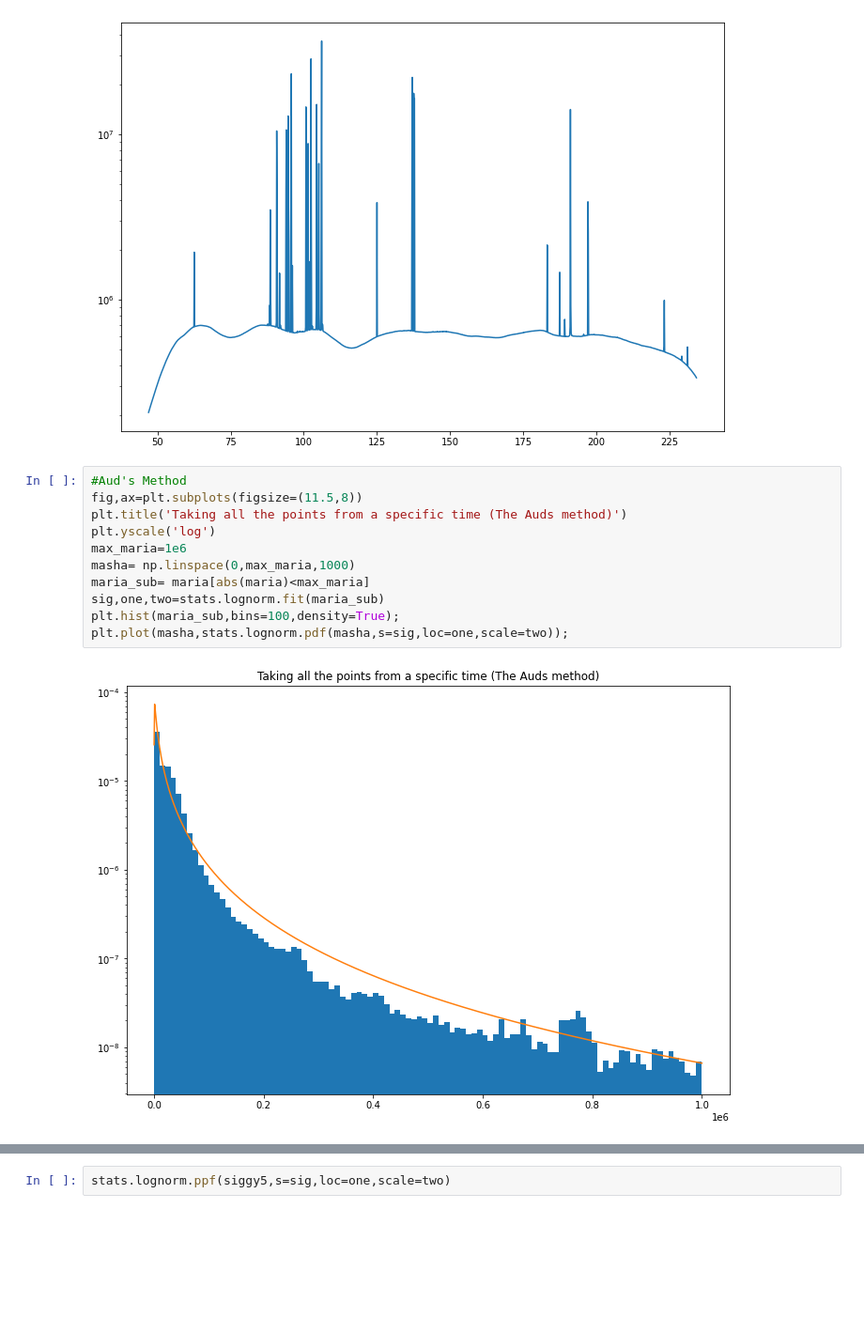
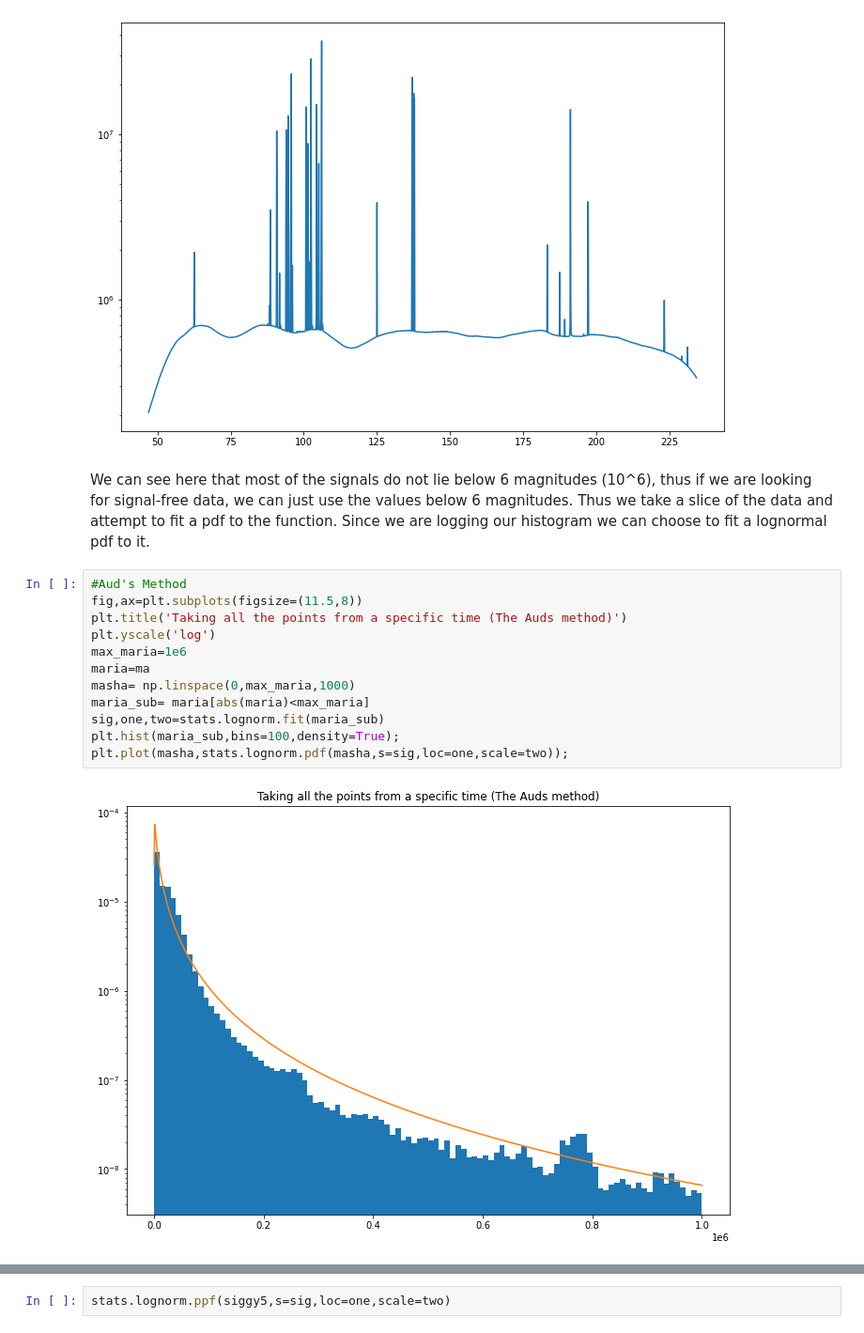
Before and after one commit to maria8ch/Phys434_BigData, a Jupyter notebook: lab6_Berres.ipynb, the cells around one changed output, grey strips where cells are left out. Shown at 94% size. Cells and saved outputs as stored; diff of their text form; blank space fills up the shorter version.

```diff
--- a/lab6_Berres.ipynb
+++ b/lab6_Berres.ipynb
@@ -102,16 +105,19 @@ plt.yscale('log')
 plt.plot(freqs,mc);
 # %% [output]
 [figure]
+# %% [markdown]
+We can see here that most of the signals do not lie below 6 magnitudes (10^6), thus if we are looking for signal-free data, we can just use the values below 6 magnitudes. Thus we take a slice of the data and attempt to fit a pdf to the function. Since we are logging our histogram we can choose to fit a lognormal pdf to it.
 # %%
 #Aud's Method
 fig,ax=plt.subplots(figsize=(11.5,8))
 plt.title('Taking all the points from a specific time (The Auds method)')
 plt.yscale('log')
 max_maria=1e6
+maria=ma
 masha= np.linspace(0,max_maria,1000)
 maria_sub= maria[abs(maria)<max_maria]
 sig,one,two=stats.lognorm.fit(maria_sub)
 plt.hist(maria_sub,bins=100,density=True);
 plt.plot(masha,stats.lognorm.pdf(masha,s=sig,loc=one,scale=two));
 # %% [output]
-[figure, old version]
+[figure, new version]
```
Also changed, not shown: parts of 29 cells of this notebook.
